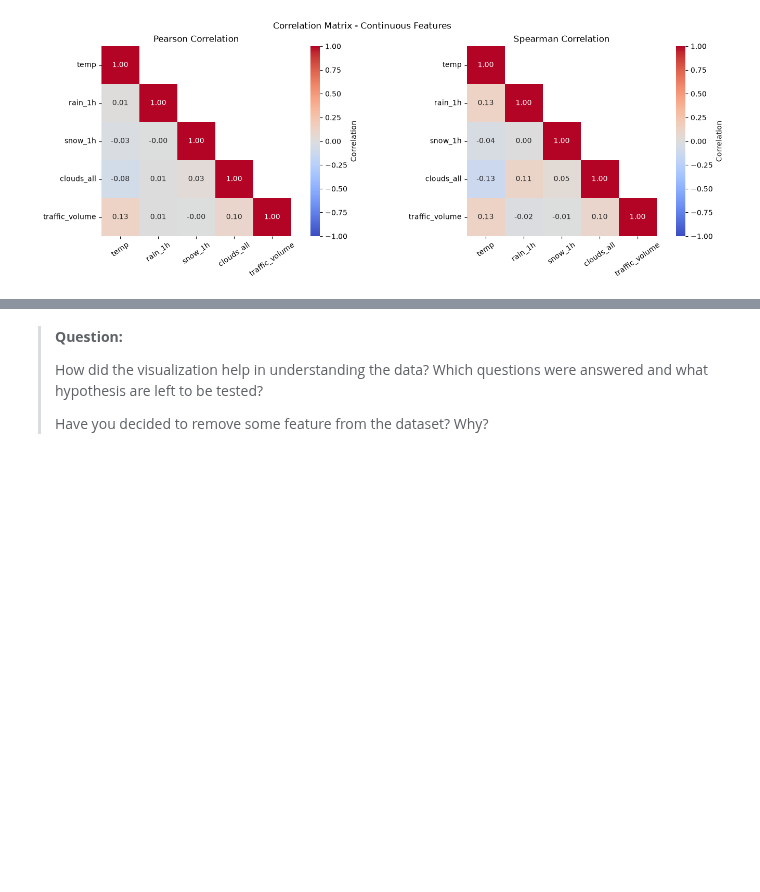
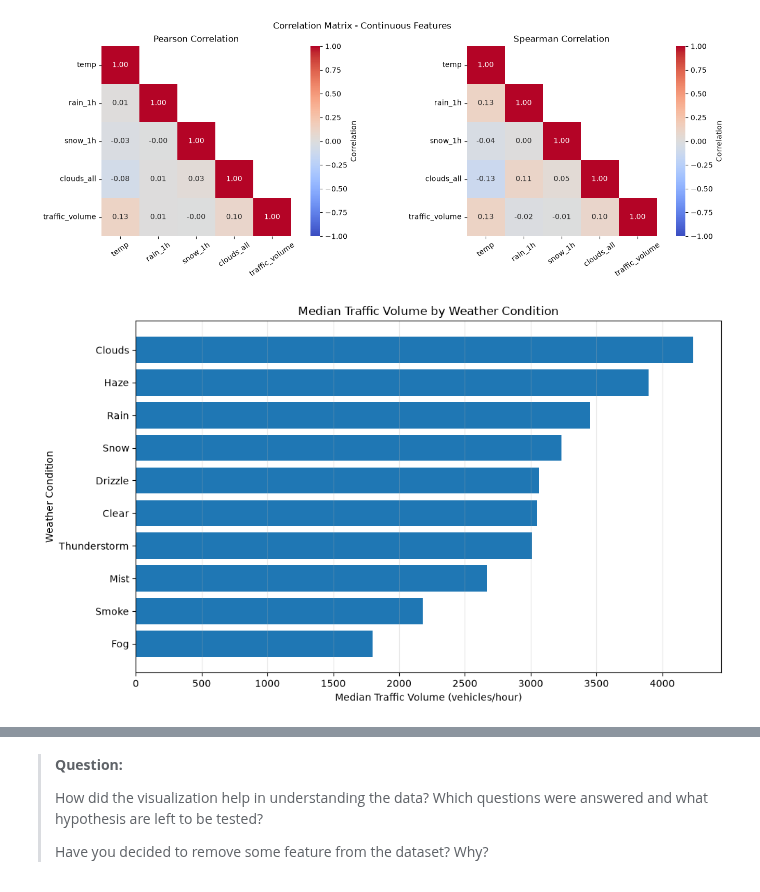
Before and after one commit to MarianaDourado/MO444-ML, a Jupyter notebook: Tarefa1/mc886_2s2026-assignment_1.ipynb, the cells around one changed output, grey strips where cells are left out. Saved outputs shown, nothing was run; the diff lists cells and outputs as text; code cells hidden in the pictures; blank space fills up the shorter version.

```diff
--- a/Tarefa1/mc886_2s2026-assignment_1.ipynb
+++ b/Tarefa1/mc886_2s2026-assignment_1.ipynb
@@ -460,3 +526,28 @@ fig.suptitle("Correlation Matrix - Continuous Features")
 plt.show()
 # %% [output]
 [figure]
+# %%
+# Analyze the relationship between traffic volume and weather conditions
+
+weather_stats = (
+    train_df
+    .groupby("weather")["traffic_volume"]
+    .median()
+    .sort_values()
+)
+
+plt.figure(figsize=(10, 6))
+
+plt.barh(
+    weather_stats.index,
+    weather_stats.values,
+)
+
+plt.xlabel("Median Traffic Volume (vehicles/hour)")
+plt.ylabel("Weather Condition")
+plt.title("Median Traffic Volume by Weather Condition")
+plt.grid(axis="x", alpha=0.3)
+plt.tight_layout()
+plt.show()
+# %% [output]
+[figure, added]
```
Also changed, not shown: parts of 14 cells of this notebook, 1 other file.
